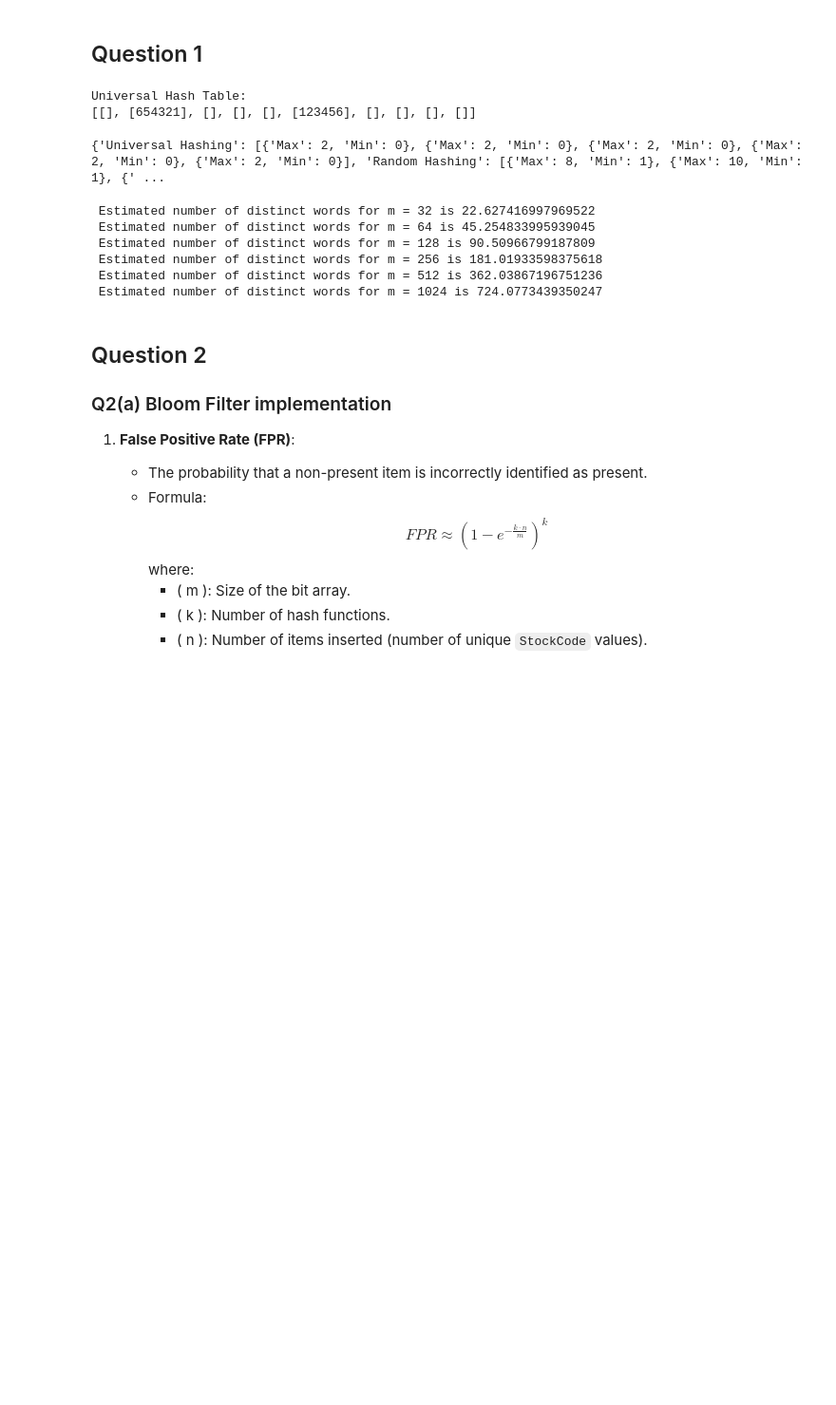
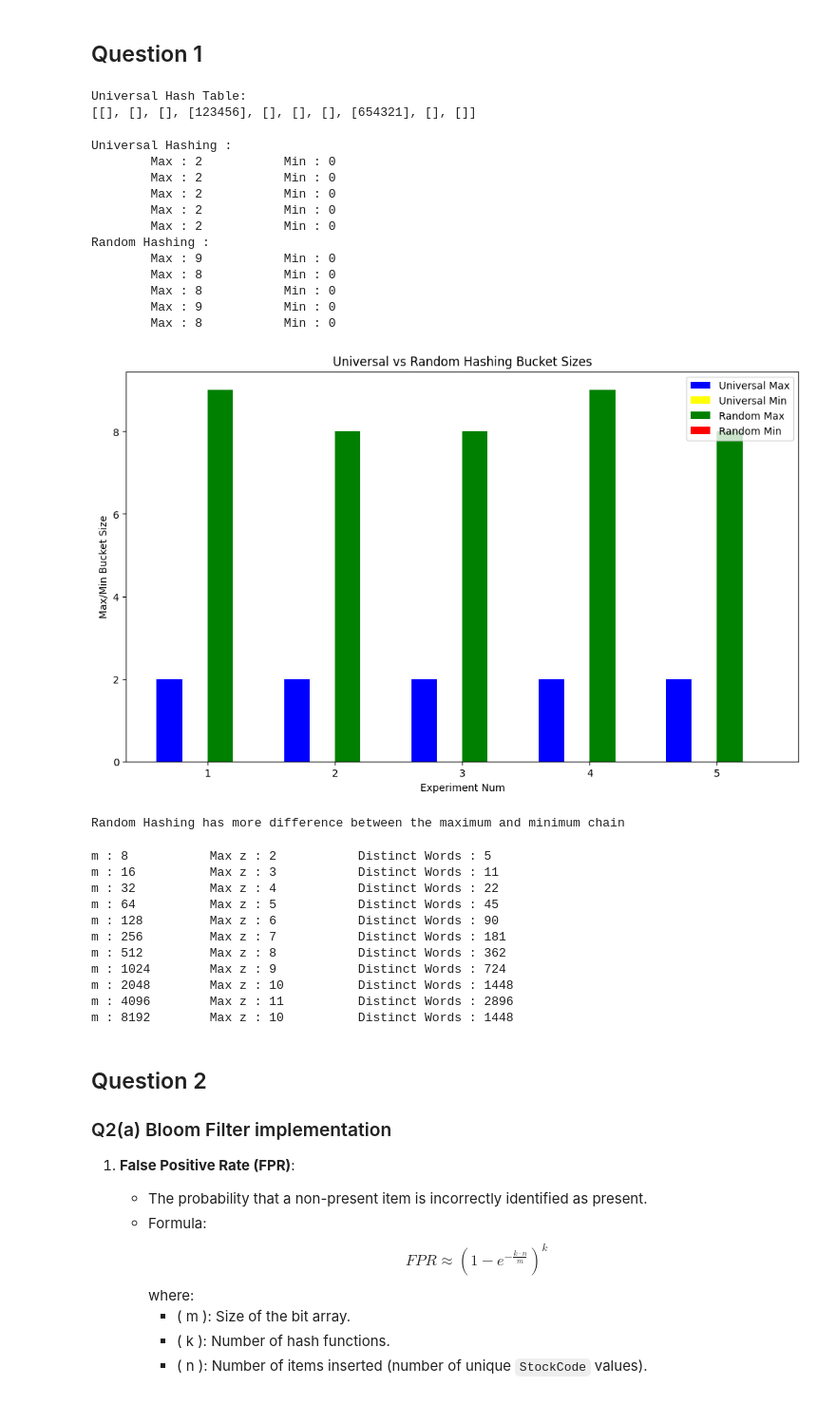
Before and after one commit to ArhanJain707/DataScience-Assignment-1, a Jupyter notebook: main.ipynb, the cells around one changed output. Shown at 95% size. Drawn from its saved outputs; the diff is of its cells as text; code cells hidden in the pictures; blank space fills up the shorter version.

```diff
--- a/main.ipynb
+++ b/main.ipynb
@@ -30,6 +36,8 @@ class Hash_Table:
         else:
             self.hash_dict = {}
             self.m = m
+            for i in range(m):
+                self.hash_dict[i] = []
 
     def universal_hash_function(self, X):
         h_x = ((self.a * X) % self.p) % self.m
@@ -63,5 +71,5 @@ print("Universal Hash Table:")
 print(hash_table.A)
 # %% [output]
 Universal Hash Table:
-[[], [654321], [], [], [], [123456], [], [], [], []]
+[[], [], [], [123456], [], [], [], [654321], [], []]
 # %%
@@ -87,43 +96,81 @@ df.to_csv('hash_values.csv', index = False)
 # Q1 c)
 m = 500000
 uni = Hash_Table(m)
 ran = Hash_Table(m, hashing = "random")
 
 results = {"Universal Hashing": [], "Random Hashing": []}
 
 for i in range(5):
     for j in range(1, m+1):
         uni.universal_hash_function(j)
         ran.random_hash_function(j)
     results["Universal Hashing"].append({'Max' : 0, 'Min' : m})
     for j in uni.A:
         if (len(j) > results["Universal Hashing"][-1]['Max']):
             results["Universal Hashing"][-1]['Max'] = len(j)
         if (len(j) < results["Universal Hashing"][-1]['Min']):
             results["Universal Hashing"][-1]['Min'] = len(j)
 
     results["Random Hashing"].append({'Max' : 0, 'Min' : m})
     for key in ran.hash_dict.keys():
         l = len(ran.hash_dict[key])
         if (l > results["Random Hashing"][-1]['Max']):
             results["Random Hashing"][-1]['Max'] = l
         if (l < results["Random Hashing"][-1]['Min']):
             results["Random Hashing"][-1]['Min'] = l
 
     uni = Hash_Table(m)
     ran = Hash_Table(m, hashing = "random")
 
-print(results)
+for has in results.keys():
+    print(f"{has} :")
+    for i in range(5):
+        print(f"        Max : {results[has][i]['Max']} {' '*(10-len(str(results[has][i]['Max'])))} Min : {results[has][i]['Min']}")
+
+uma = [result['Max'] for result in results["Universal Hashing"]]
+umi = [result['Min'] for result in results["Universal Hashing"]]
+rma = [result['Max'] for result in results["Random Hashing"]]
+rmi = [result['Min'] for result in results["Random Hashing"]]
+plt.figure(figsize=(12, 7))
+x = np.arange(1, 6)
+plt.bar(x - 1.5 * 0.2, uma, width=0.2, label='Universal Max', color='blue')
+plt.bar(x - 0.5 * 0.2, umi, width=0.2, label='Universal Min', color='yellow')
+plt.bar(x + 0.5 * 0.2, rma, width=0.2, label='Random Max', color='green')
+plt.bar(x + 1.5 * 0.2, rmi, width=0.2, label='Random Min', color='red')
+
+plt.xlabel('Experiment Num')
+plt.ylabel('Max/Min Bucket Size')
+plt.title('Universal vs Random Hashing Bucket Sizes')
+plt.xticks(x)
+plt.legend()
+plt.show()
+
+if (max(uma) - min(umi) < max(rma) - min(rmi)):
+    print("Random Hashing has more difference between the maximum and minimum chain")
+else:
+    print("Universal Hashing has more difference between the maximum and minimum chain")
 # %% [output]
-{'Universal Hashing': [{'Max': 2, 'Min': 0}, {'Max': 2, 'Min': 0}, {'Max': 2, 'Min': 0}, {'Max': 2, 'Min': 0}, {'Max': 2, 'Min': 0}], 'Random Hashing': [{'Max': 8, 'Min': 1}, {'Max': 10, 'Min': 1}, {' ...
+Universal Hashing :
+        Max : 2           Min : 0
+        Max : 2           Min : 0
+        Max : 2           Min : 0
+        Max : 2           Min : 0
+        Max : 2           Min : 0
+Random Hashing :
+        Max : 9           Min : 0
+        Max : 8           Min : 0
+        Max : 8           Min : 0
+        Max : 9           Min : 0
+        Max : 8           Min : 0
+[figure, added]
+Random Hashing has more difference between the maximum and minimum chain
 # %%
 def dec_to_bin(n):
-    final = ''
+    binar = ''
     while (n > 0):
-        result = n%2
-        final = str(result) + final
+        binar += str(str(n%2))
         n = n//2
-    return final
+    return binar
 
 def Flajolet_Martin():
     words = []
@@ -138,31 +185,36 @@ def Flajolet_Martin():
             temp = w[:-1]
         has_vals.extend([Hash_Table.hash_md5_string(temp)])
 
-    for m in [32, 64, 128, 256, 512, 1024]:
+    for m in [8, 16, 32, 64, 128, 256, 512, 1024, 2048, 4096, 8192]:
         max_z = 0
         hash_table = Hash_Table(m)
         for i in has_vals:
             h_x = hash_table.universal_hash_function(i)
             bi = dec_to_bin(h_x)
             z = 0
-            for k in range(len(bi)-1, -1, -1):
-                if (bi[k] == '0'):
+            for k in bi:
+                if (k == '0'):
                     z += 1
                 else:
                     break
             max_z = max(max_z, z)
 
         est = 2**(max_z + 0.5)
-        print(f" Estimated number of distinct words for m = {m} is {est}")
+        print(f"m : {m} {' '*(10-len(str(m)))} Max z : {max_z} {' '*(10-len(str(max_z)))} Distinct Words : {math.floor(est)}")
 
 Flajolet_Martin()
 # %% [output]
- Estimated number of distinct words for m = 32 is 22.627416997969522
- Estimated number of distinct words for m = 64 is 45.254833995939045
- Estimated number of distinct words for m = 128 is 90.50966799187809
- Estimated number of distinct words for m = 256 is 181.01933598375618
- Estimated number of distinct words for m = 512 is 362.03867196751236
- Estimated number of distinct words for m = 1024 is 724.0773439350247
+m : 8           Max z : 2           Distinct Words : 5
+m : 16          Max z : 3           Distinct Words : 11
+m : 32          Max z : 4           Distinct Words : 22
+m : 64          Max z : 5           Distinct Words : 45
+m : 128         Max z : 6           Distinct Words : 90
+m : 256         Max z : 7           Distinct Words : 181
+m : 512         Max z : 8           Distinct Words : 362
+m : 1024        Max z : 9           Distinct Words : 724
+m : 2048        Max z : 10          Distinct Words : 1448
+m : 4096        Max z : 11          Distinct Words : 2896
+m : 8192        Max z : 10          Distinct Words : 1448
 # %% [markdown]
 ## Question 2
 ### Q2(a) Bloom Filter implementation
```
Also changed, not shown: parts of 5 cells of this notebook.
